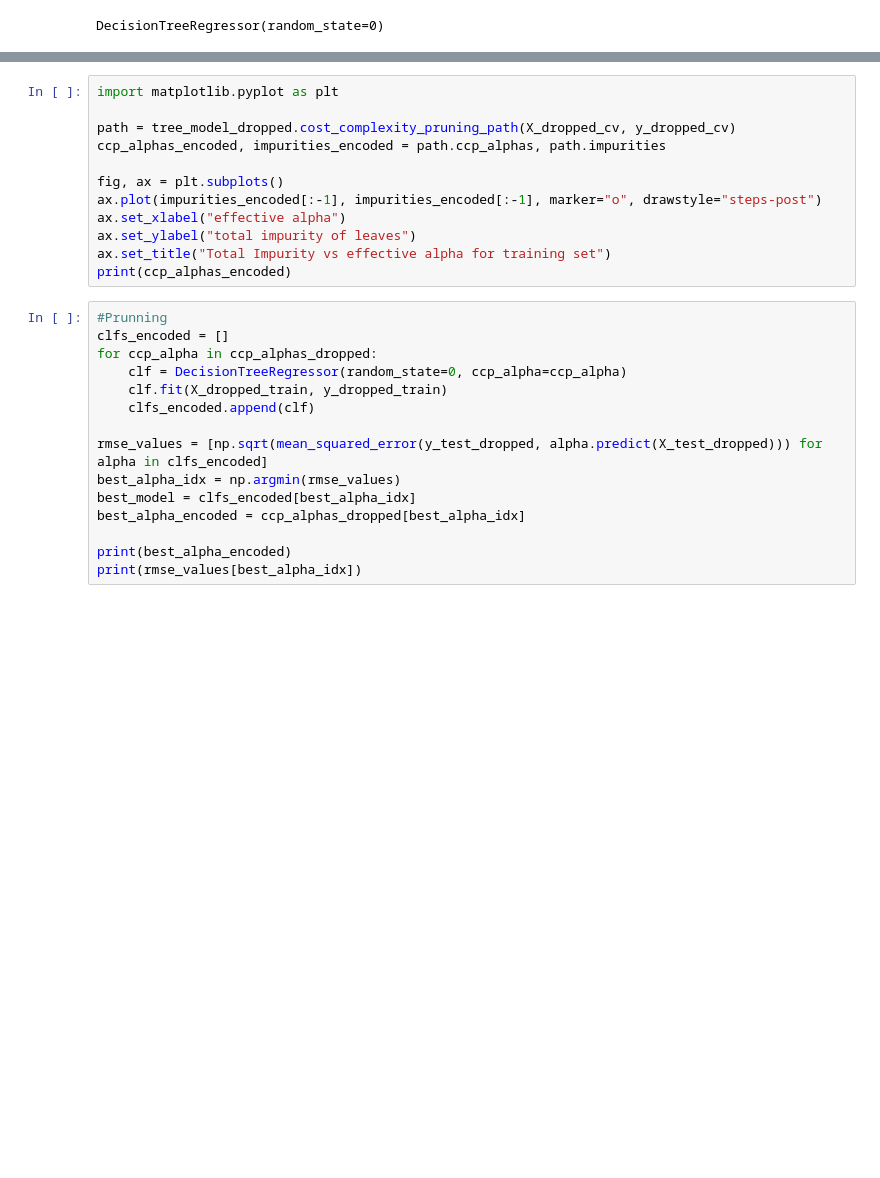
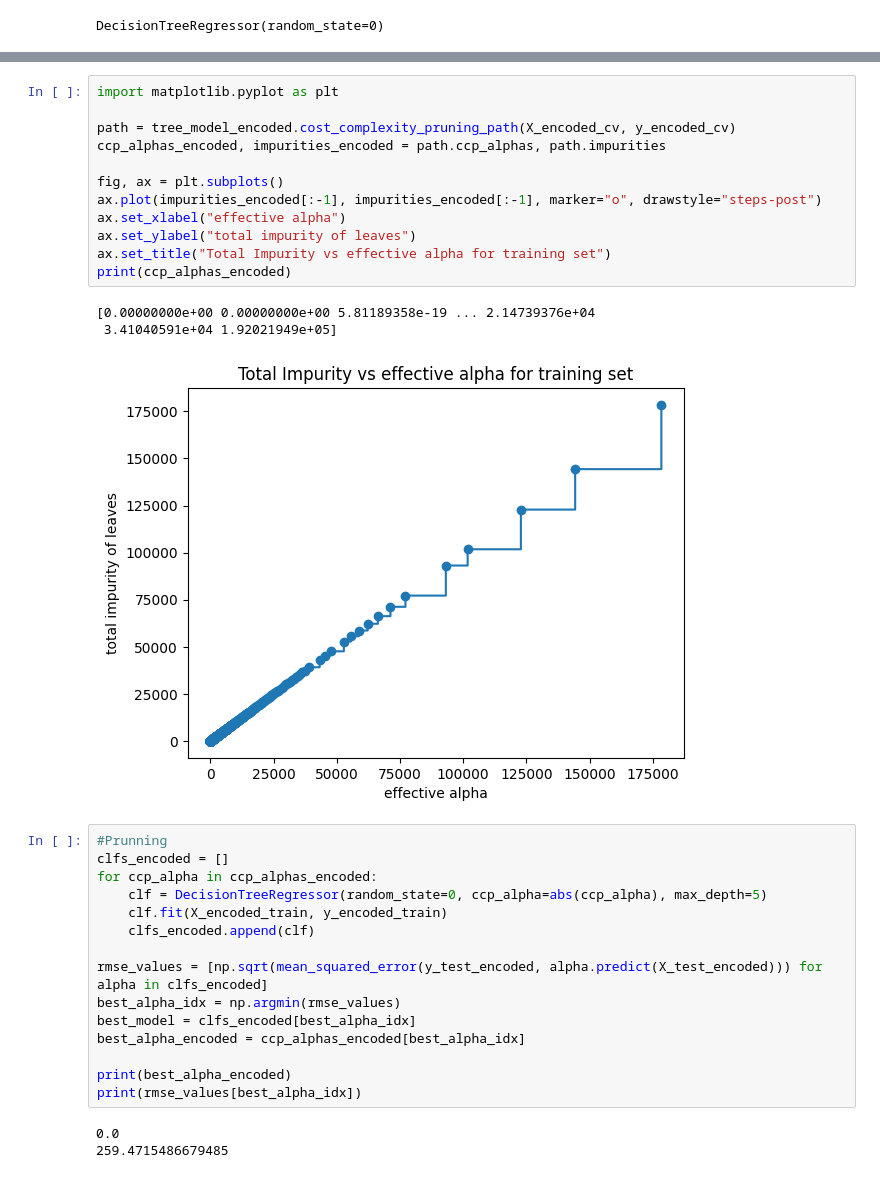
Before and after one commit to ChillGuysFromPjatk/Pad, a Jupyter notebook: src/notebooks/models/DecisionTree.ipynb, the cells around one changed output, grey strips where cells are left out. Saved outputs shown, nothing was run; the diff lists cells and outputs as text; blank space fills up the shorter version.

Commit message:
Trained and evaluated DecisionTree and EnsembleModel

```diff
--- a/src/notebooks/models/DecisionTree.ipynb
+++ b/src/notebooks/models/DecisionTree.ipynb
@@ -90,28 +98,35 @@ NameError: name 'tree_model_encoded' is not defined
 # %%
 import matplotlib.pyplot as plt
 
-path = tree_model_dropped.cost_complexity_pruning_path(X_dropped_cv, y_dropped_cv)
+path = tree_model_encoded.cost_complexity_pruning_path(X_encoded_cv, y_encoded_cv)
 ccp_alphas_encoded, impurities_encoded = path.ccp_alphas, path.impurities
 
 fig, ax = plt.subplots()
 ax.plot(impurities_encoded[:-1], impurities_encoded[:-1], marker="o", drawstyle="steps-post")
 ax.set_xlabel("effective alpha")
 ax.set_ylabel("total impurity of leaves")
 ax.set_title("Total Impurity vs effective alpha for training set")
 print(ccp_alphas_encoded)
+# %% [output]
+[0.00000000e+00 0.00000000e+00 5.81189358e-19 ... 2.14739376e+04
+ 3.41040591e+04 1.92021949e+05]
+[figure, added]
 # %%
 #Prunning
 clfs_encoded = []
-for ccp_alpha in ccp_alphas_dropped:
-    clf = DecisionTreeRegressor(random_state=0, ccp_alpha=ccp_alpha)
-    clf.fit(X_dropped_train, y_dropped_train)
+for ccp_alpha in ccp_alphas_encoded:
+    clf = DecisionTreeRegressor(random_state=0, ccp_alpha=abs(ccp_alpha), max_depth=5)
+    clf.fit(X_encoded_train, y_encoded_train)
     clfs_encoded.append(clf)
 
-rmse_values = [np.sqrt(mean_squared_error(y_test_dropped, alpha.predict(X_test_dropped))) for alpha in clfs_encoded]
+rmse_values = [np.sqrt(mean_squared_error(y_test_encoded, alpha.predict(X_test_encoded))) for alpha in clfs_encoded]
 best_alpha_idx = np.argmin(rmse_values)
 best_model = clfs_encoded[best_alpha_idx]
-best_alpha_encoded = ccp_alphas_dropped[best_alpha_idx]
+best_alpha_encoded = ccp_alphas_encoded[best_alpha_idx]
 
 print(best_alpha_encoded)
 print(rmse_values[best_alpha_idx])
+# %% [output]
+0.0
+259.4715486679485
 # %%
```
Also changed, not shown: parts of 15 cells of this notebook, 1 other file.
